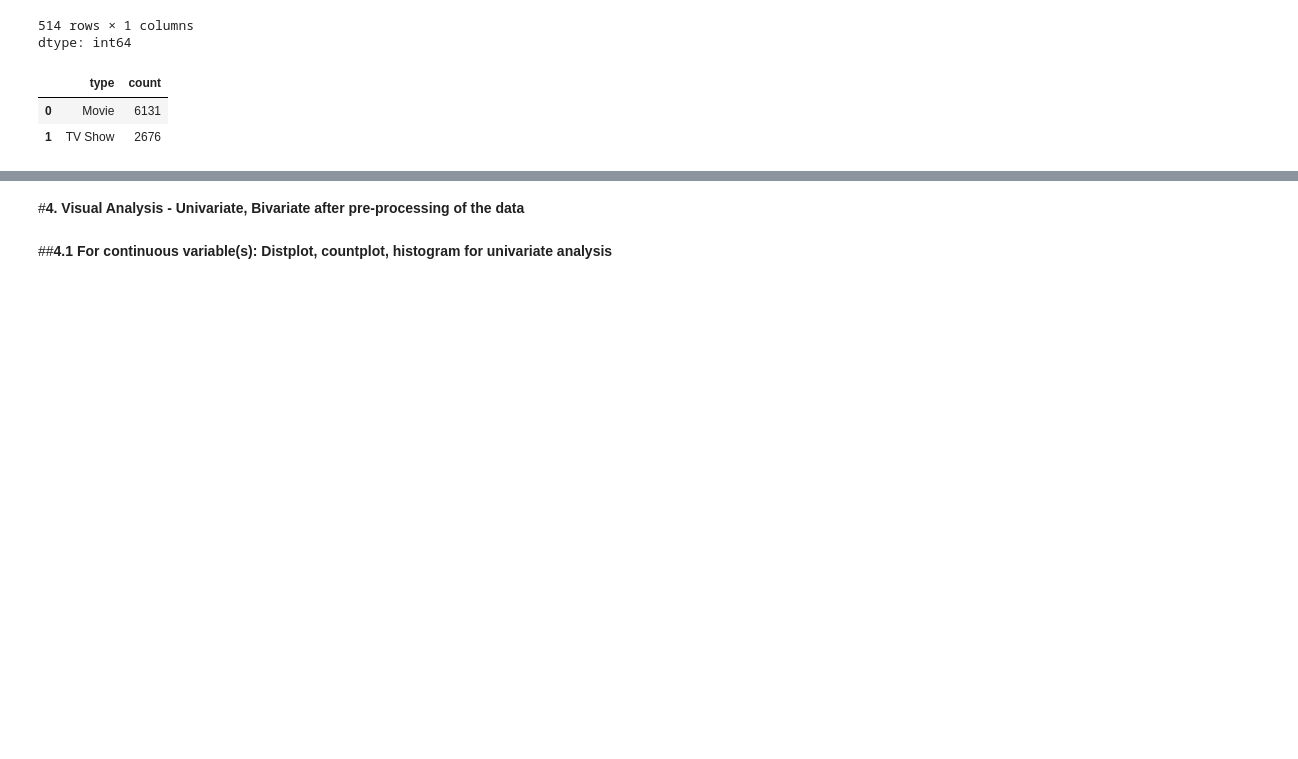
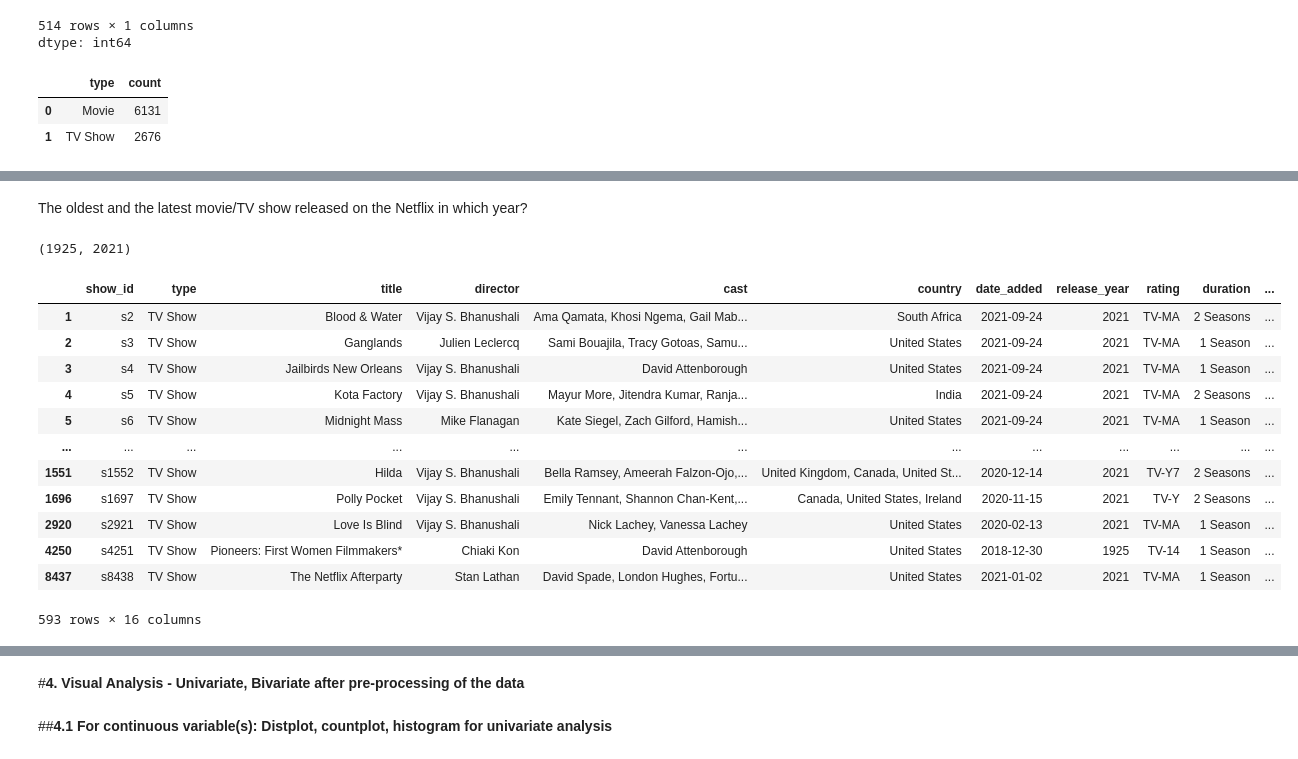
Before and after one commit to sr606/Python-Practice, a Jupyter notebook: Business_Case_Netflix_Data_Exploration_and_Visualisation.ipynb, the cells around one changed output, grey strips where cells are left out. Drawn from its saved outputs; the diff is of its cells as text; code cells hidden in the pictures; blank space fills up the shorter version.

```diff
--- a/Business_Case_Netflix_Data_Exploration_and_Visualisation.ipynb
+++ b/Business_Case_Netflix_Data_Exploration_and_Visualisation.ipynb
@@ -526,0 +538,22 @@ type_counts
+# %% [markdown]
+The oldest and the latest movie/TV show released on the Netflix in which year?
+# %%
+df.release_year.min(), df.release_year.max()
+# %% [output]
+(1925, 2021)
+# %%
+df.loc[(df.release_year == df.release_year.min()) | (df.release_year == df.release_year.max())]
+# %% [output]
+|  | show_id | type | title | director | cast | country | date_added | release_year | rating | duration | ... |
+| 1 | s2 | TV Show | Blood & Water | Vijay S. Bhanushali | Ama Qamata, Khosi Ngema, Gail Mab... | South Africa | 2021-09-24 | 2021 | TV-MA | 2 Seasons | ... |
+| 2 | s3 | TV Show | Ganglands | Julien Leclercq | Sami Bouajila, Tracy Gotoas, Samu... | United States | 2021-09-24 | 2021 | TV-MA | 1 Season | ... |
+| 3 | s4 | TV Show | Jailbirds New Orleans | Vijay S. Bhanushali | David Attenborough | United States | 2021-09-24 | 2021 | TV-MA | 1 Season | ... |
+| 4 | s5 | TV Show | Kota Factory | Vijay S. Bhanushali | Mayur More, Jitendra Kumar, Ranja... | India | 2021-09-24 | 2021 | TV-MA | 2 Seasons | ... |
+| 5 | s6 | TV Show | Midnight Mass | Mike Flanagan | Kate Siegel, Zach Gilford, Hamish... | United States | 2021-09-24 | 2021 | TV-MA | 1 Season | ... |
+| ... | ... | ... | ... | ... | ... | ... | ... | ... | ... | ... | ... |
+| 1551 | s1552 | TV Show | Hilda | Vijay S. Bhanushali | Bella Ramsey, Ameerah Falzon-Ojo,... | United Kingdom, Canada, United St... | 2020-12-14 | 2021 | TV-Y7 | 2 Seasons | ... |
+| 1696 | s1697 | TV Show | Polly Pocket | Vijay S. Bhanushali | Emily Tennant, Shannon Chan-Kent,... | Canada, United States, Ireland | 2020-11-15 | 2021 | TV-Y | 2 Seasons | ... |
+| 2920 | s2921 | TV Show | Love Is Blind | Vijay S. Bhanushali | Nick Lachey, Vanessa Lachey | United States | 2020-02-13 | 2021 | TV-MA | 1 Season | ... |
+| 4250 | s4251 | TV Show | Pioneers: First Women Filmmakers* | Chiaki Kon | David Attenborough | United States | 2018-12-30 | 1925 | TV-14 | 1 Season | ... |
+| 8437 | s8438 | TV Show | The Netflix Afterparty | Stan Lathan | David Spade, London Hughes, Fortu... | United States | 2021-01-02 | 2021 | TV-MA | 1 Season | ... |
+593 rows × 16 columns
```
Also changed, not shown: parts of 17 cells of this notebook.
